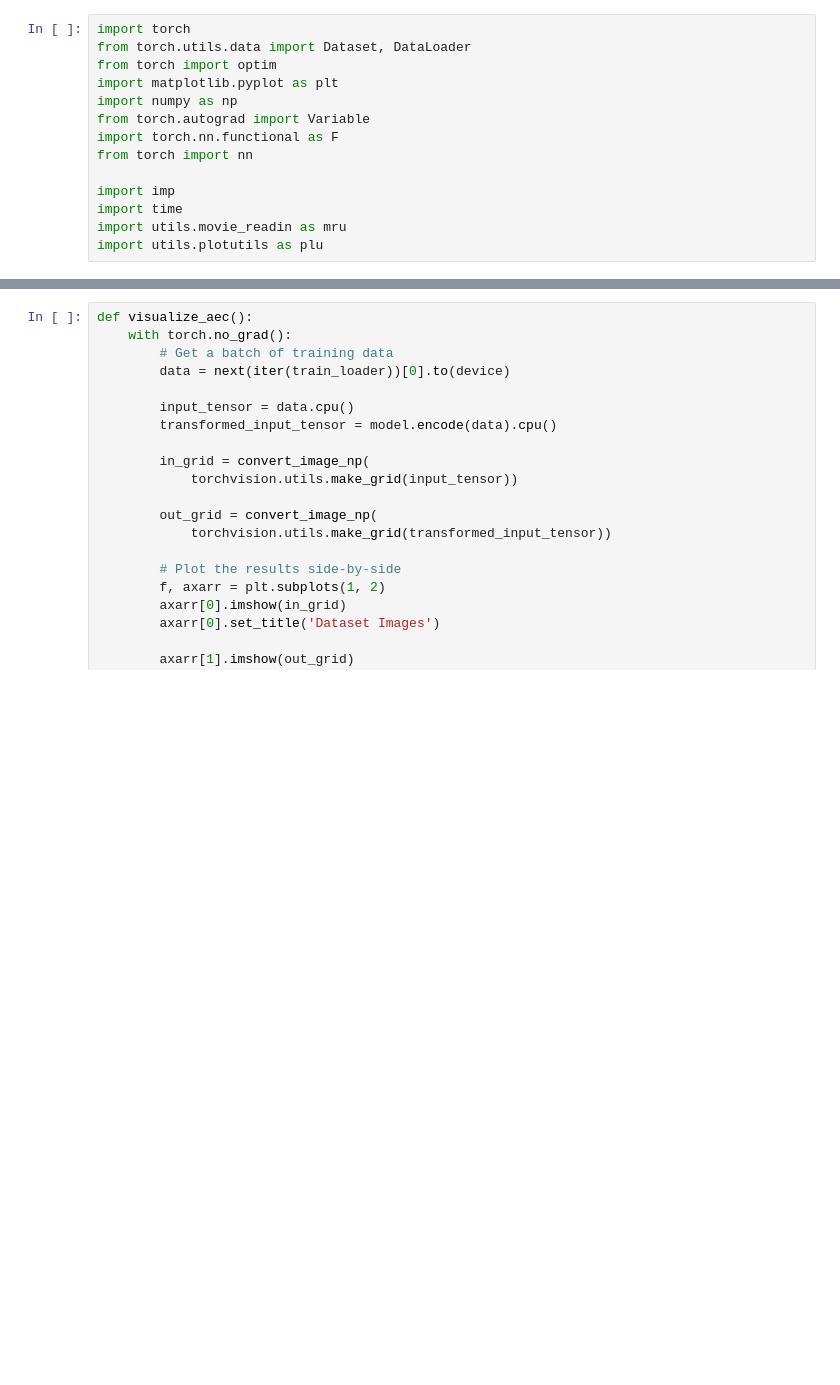
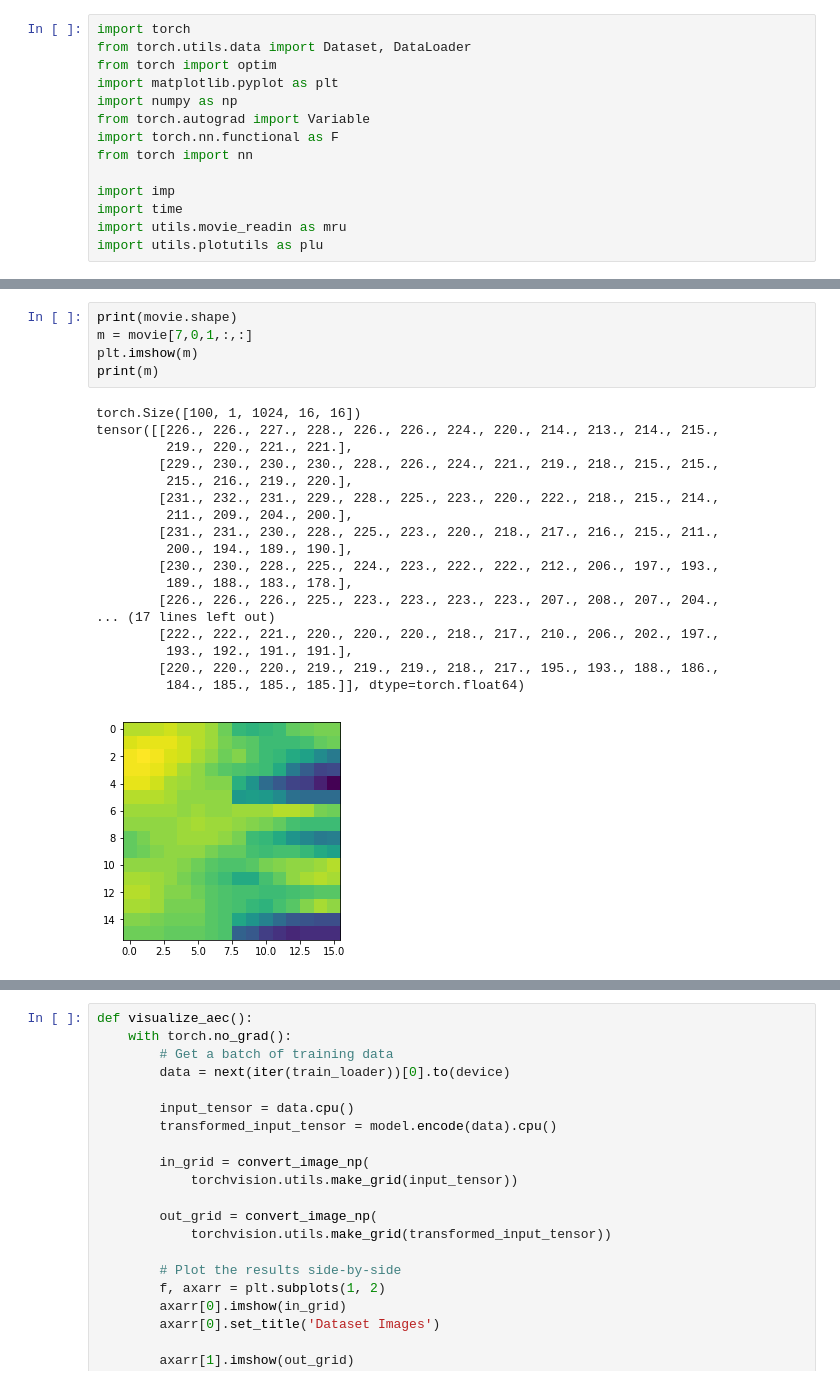
Before and after one commit to vdutell/taec_torch, a Jupyter notebook: taec_torch.ipynb, the cells around one changed output, grey strips where cells are left out. Cells and saved outputs as stored; diff of their text form; blank space fills up the shorter version.

```diff
--- a/taec_torch.ipynb
+++ b/taec_torch.ipynb
@@ -235 +313,25 @@ np.min(inw)
+# %%
+print(movie.shape)
+m = movie[7,0,1,:,:]
+plt.imshow(m)
+print(m)
+# %% [output]
+torch.Size([100, 1, 1024, 16, 16])
+tensor([[226., 226., 227., 228., 226., 226., 224., 220., 214., 213., 214., 215.,
+         219., 220., 221., 221.],
+        [229., 230., 230., 230., 228., 226., 224., 221., 219., 218., 215., 215.,
+         215., 216., 219., 220.],
+        [231., 232., 231., 229., 228., 225., 223., 220., 222., 218., 215., 214.,
+         211., 209., 204., 200.],
+        [231., 231., 230., 228., 225., 223., 220., 218., 217., 216., 215., 211.,
+         200., 194., 189., 190.],
+        [230., 230., 228., 225., 224., 223., 222., 222., 212., 206., 197., 193.,
+         189., 188., 183., 178.],
+        [226., 226., 226., 225., 223., 223., 223., 223., 207., 208., 207., 204.,
+... (17 lines left out)
+        [222., 222., 221., 220., 220., 220., 218., 217., 210., 206., 202., 197.,
+         193., 192., 191., 191.],
+        [220., 220., 220., 219., 219., 219., 218., 217., 195., 193., 188., 186.,
+         184., 185., 185., 185.]], dtype=torch.float64)
+[figure, added]
 # %%
```
Also changed, not shown: parts of 8 cells of this notebook, 2 other files.
